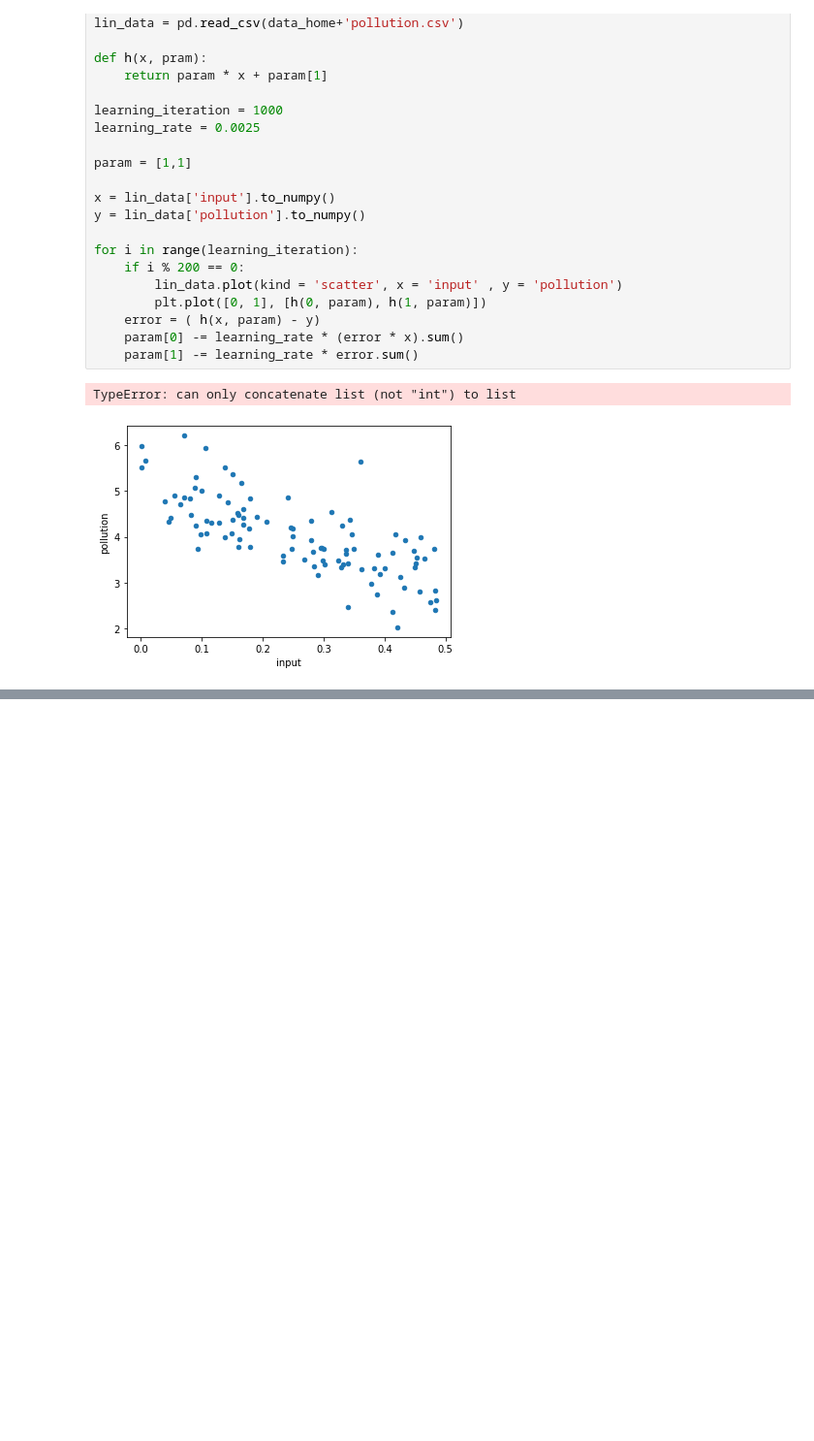
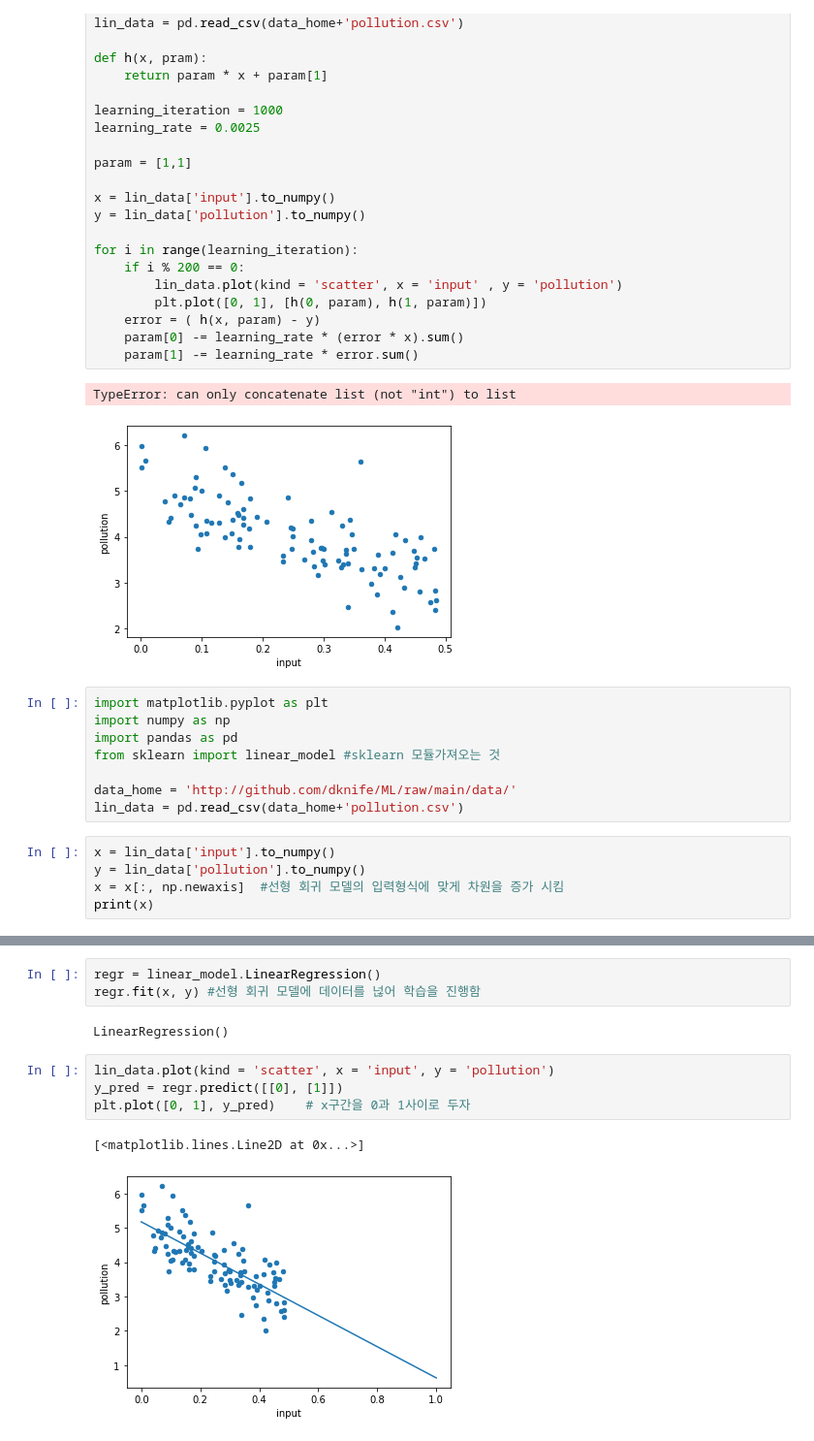
Before and after one commit to soeunida/-, a Jupyter notebook: Untitled-1.ipynb, the cells around one changed output, grey strips where cells are left out. Shown: that part at 97% size. Cells and saved outputs as stored; diff of their text form; blank space fills up the shorter version.

```diff
--- a/Untitled-1.ipynb
+++ b/Untitled-1.ipynb
@@ -26,3 +26,16 @@ for i in range(learning_iteration):
 # %% [output]
 TypeError: can only concatenate list (not "int") to list
 [figure]
+# %%
+import matplotlib.pyplot as plt
+import numpy as np
+import pandas as pd
+from sklearn import linear_model #sklearn 모듈가져오는 것
+
+data_home = 'http://github.com/dknife/ML/raw/main/data/'
+lin_data = pd.read_csv(data_home+'pollution.csv')
+# %%
+x = lin_data['input'].to_numpy()
+y = lin_data['pollution'].to_numpy()
+x = x[:, np.newaxis]  #선형 회귀 모델의 입력형식에 맞게 차원을 증가 시킴
+print(x)
@@ -28,0 +60,12 @@ TypeError: can only concatenate list (not "int") to list
+# %%
+regr = linear_model.LinearRegression()
+regr.fit(x, y) #선형 회귀 모델에 데이터를 넎어 학습을 진행함
+# %% [output]
+LinearRegression()
+# %%
+lin_data.plot(kind = 'scatter', x = 'input', y = 'pollution')
+y_pred = regr.predict([[0], [1]])
+plt.plot([0, 1], y_pred)    # x구간을 0과 1사이로 두자
+# %% [output]
+[<matplotlib.lines.Line2D at 0x...>]
+[figure, added]
```
Also changed, not shown: parts of 6 cells of this notebook.
